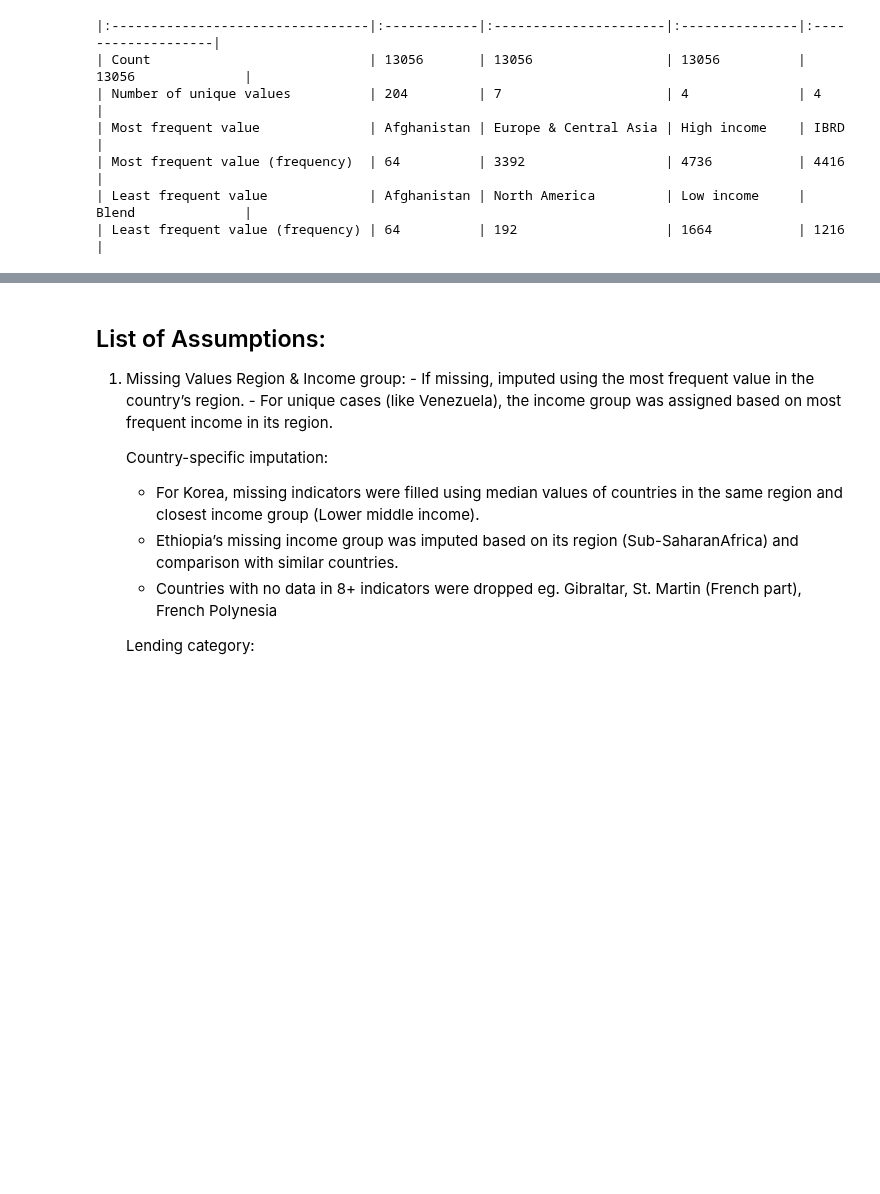
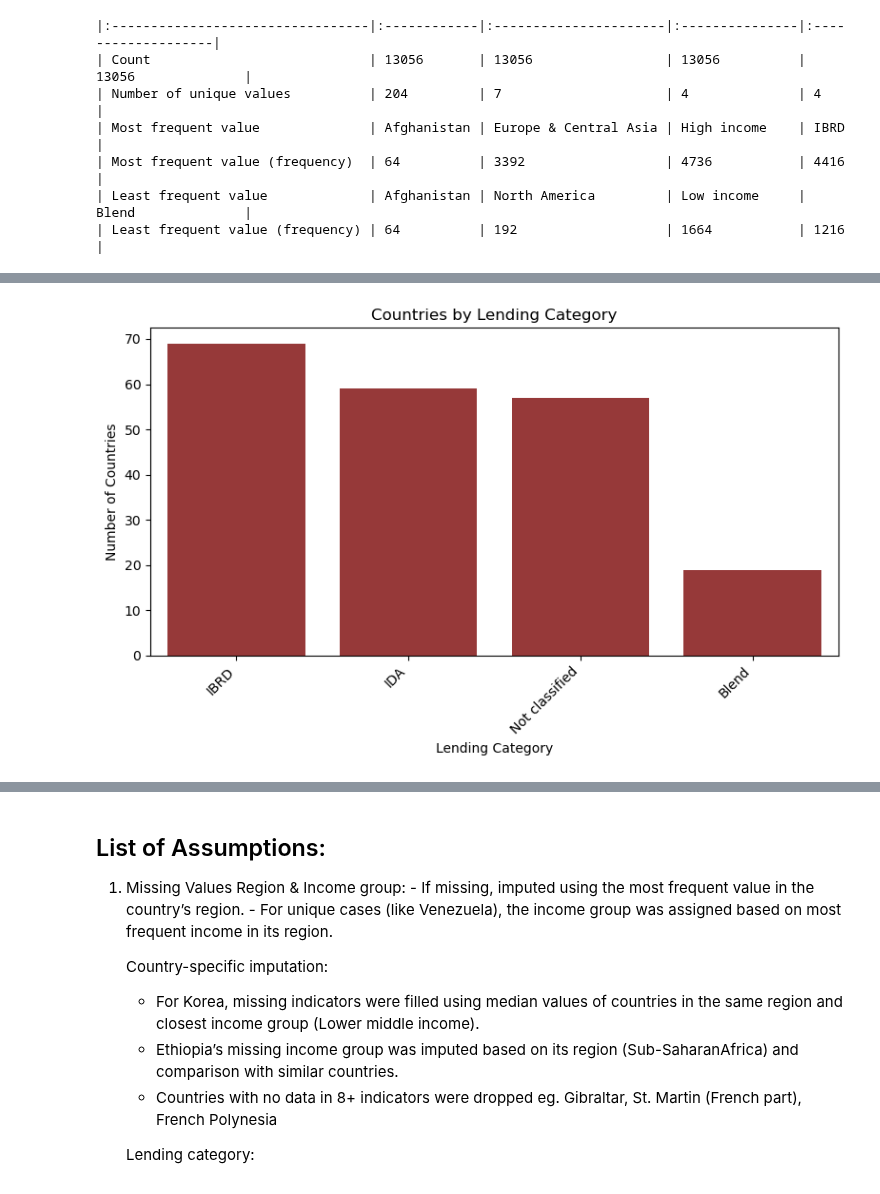
Before and after one commit to StefanFSmid/ASDA_2025_Group_3_Porfolio, a Jupyter notebook: notebooks/week_05_group_3_notebook.ipynb, the cells around one changed output, grey strips where cells are left out. Drawn from its saved outputs; the diff is of its cells as text; code cells hidden in the pictures; blank space fills up the shorter version.

```diff
--- a/notebooks/week_05_group_3_notebook.ipynb
+++ b/notebooks/week_05_group_3_notebook.ipynb
@@ -1462,0 +1497,15 @@ print(cat_summary_table.to_markdown())
+# %%
+# Count unique countries per lending category
+unique_country_counts_lending = cleanmerged_df.groupby('lending_category')['country'].nunique().sort_values(ascending=False)
+
+# Vertical bar plot
+plt.figure(figsize=(8, 5))
+sns.barplot(x=unique_country_counts_lending.index, y=unique_country_counts_lending.values, color="brown")
+plt.title('Countries by Lending Category')
+plt.xlabel('Lending Category')
+plt.ylabel('Number of Countries')
+plt.xticks(rotation=45, ha='right')
+plt.tight_layout()
+plt.show()
+# %% [output]
+[figure, added]
```
Also changed, not shown: parts of 11 cells of this notebook.
